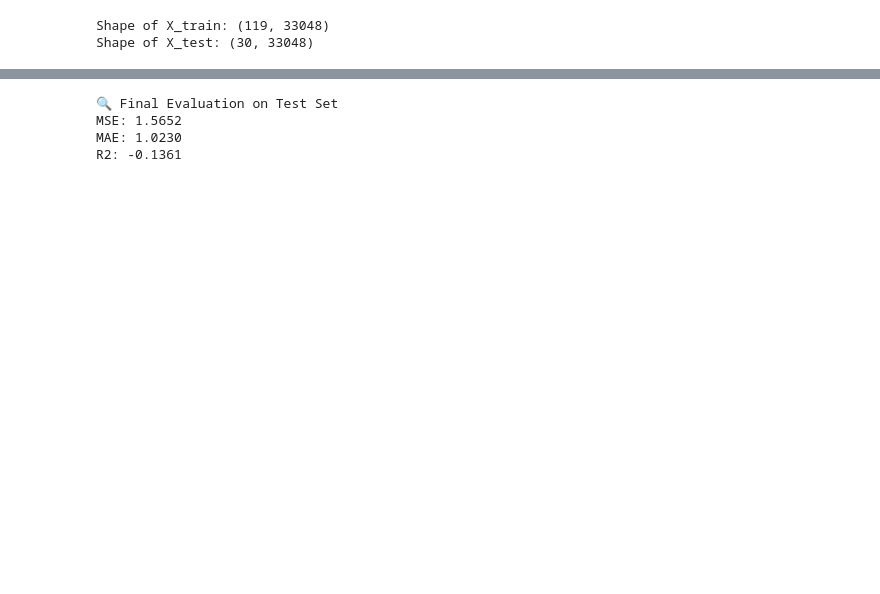
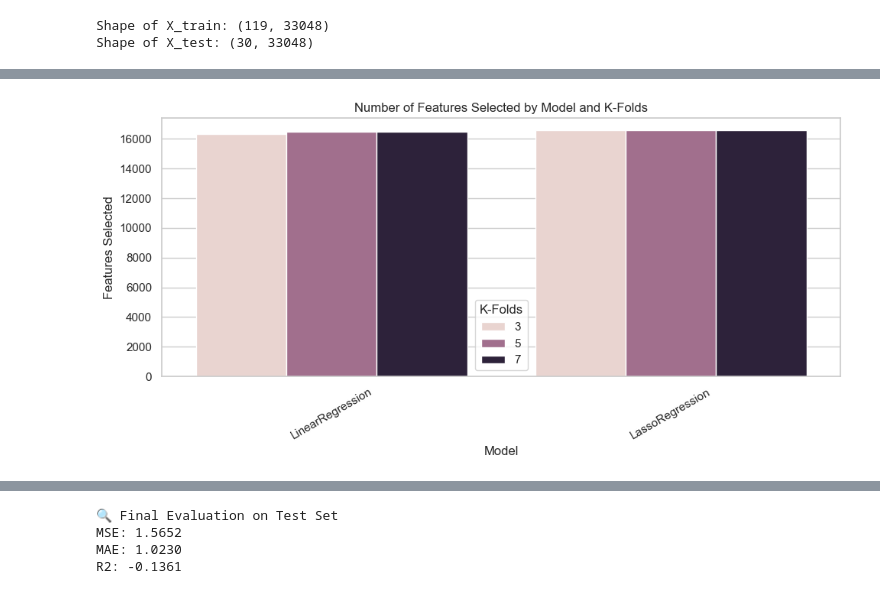
Before and after one commit to derex-cmd/ccdm, a Jupyter notebook: Genetic Algorithm/genetic_algo_v2.ipynb, the cells around one changed output, grey strips where cells are left out. Saved outputs shown, nothing was run; the diff lists cells and outputs as text; code cells hidden in the pictures; blank space fills up the shorter version.

```diff
--- a/Genetic Algorithm/genetic_algo_v2.ipynb
+++ b/Genetic Algorithm/genetic_algo_v2.ipynb
@@ -28,0 +294,12 @@ Shape of X_test: (30, 33048)
+# %%
+plt.figure(figsize=(10, 5))
+sns.barplot(data=summary_df, x='Model', y='Num_Features', hue='K_Folds')
+plt.title("Number of Features Selected by Model and K-Folds")
+plt.ylabel("Features Selected")
+plt.xlabel("Model")
+plt.legend(title='K-Folds')
+plt.xticks(rotation=30)
+plt.tight_layout()
+plt.show()
+# %% [output]
+[figure, added]
```
Also changed, not shown: parts of 14 cells of this notebook, 27 other files.
